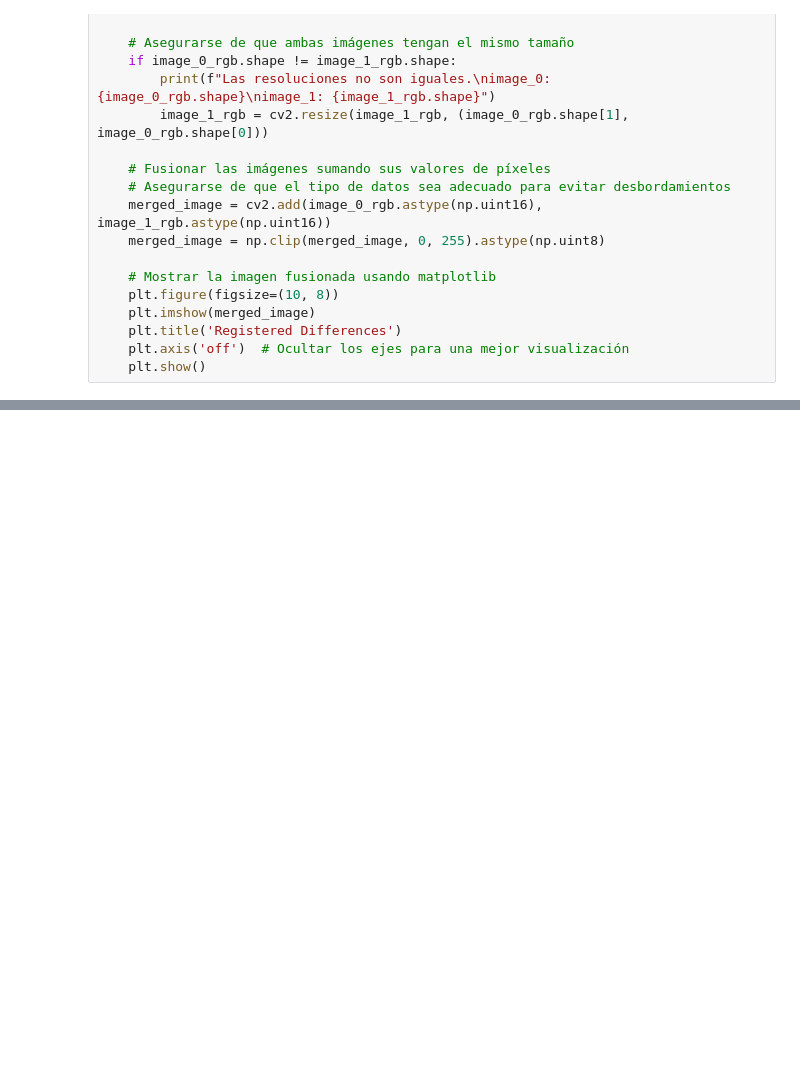
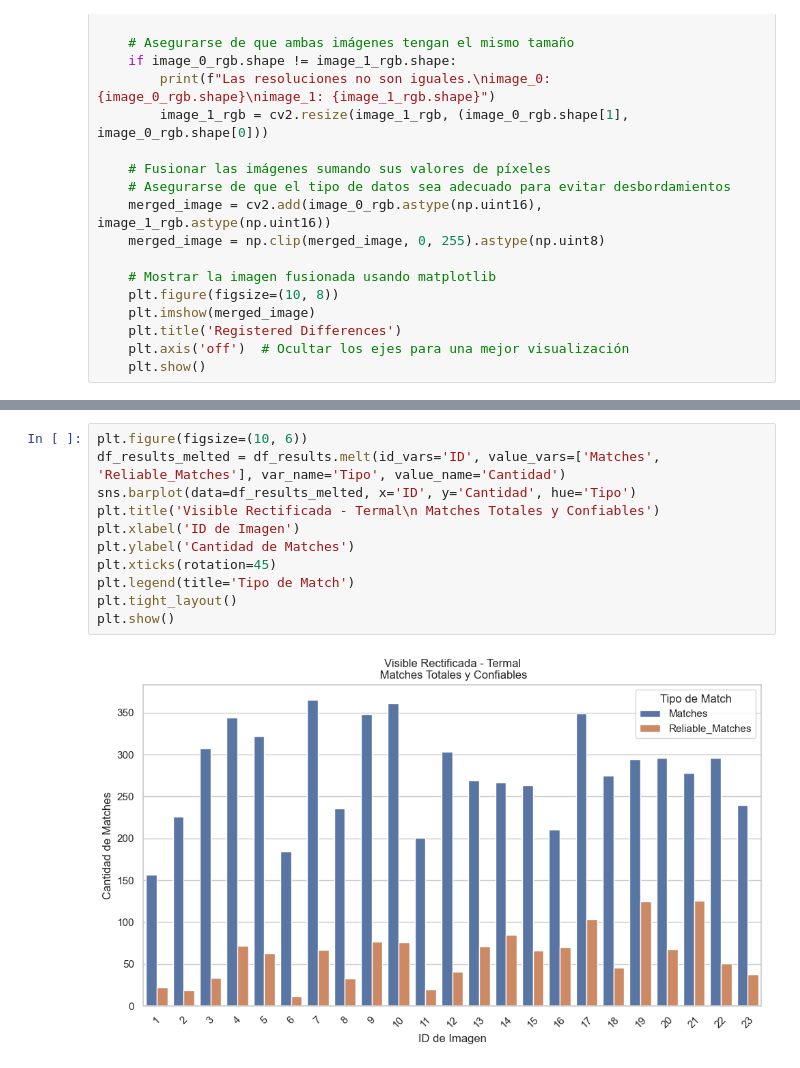
Before and after one commit to kevelmun/StereoThermal, a Jupyter notebook: analysis.ipynb, the cells around one changed output, grey strips where cells are left out. Drawn from its saved outputs; the diff is of its cells as text; blank space fills up the shorter version.

```diff
--- a/analysis.ipynb
+++ b/analysis.ipynb
@@ -89,0 +214,13 @@ show_differences(image_1, image_warped)
+# %%
+plt.figure(figsize=(10, 6))
+df_results_melted = df_results.melt(id_vars='ID', value_vars=['Matches', 'Reliable_Matches'], var_name='Tipo', value_name='Cantidad')
+sns.barplot(data=df_results_melted, x='ID', y='Cantidad', hue='Tipo')
+plt.title('Visible Rectificada - Termal\n Matches Totales y Confiables')
+plt.xlabel('ID de Imagen')
+plt.ylabel('Cantidad de Matches')
+plt.xticks(rotation=45)
+plt.legend(title='Tipo de Match')
+plt.tight_layout()
+plt.show()
+# %% [output]
+[figure, added]
```
Also changed, not shown: parts of 22 cells of this notebook, 4 other files.
